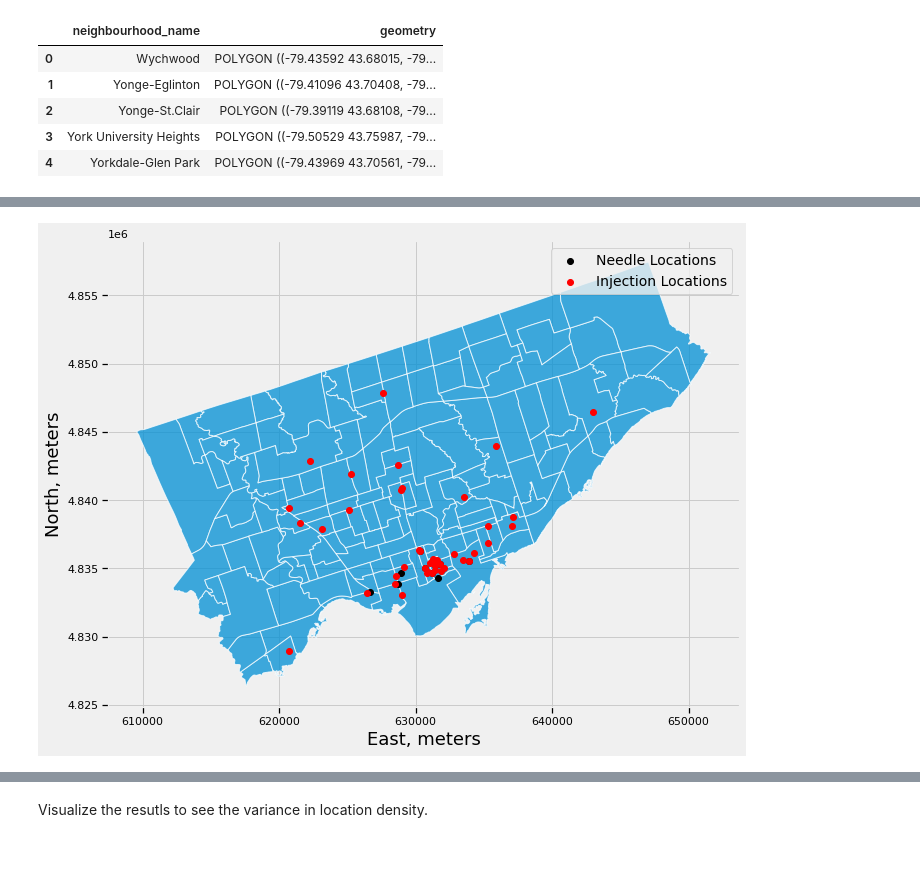
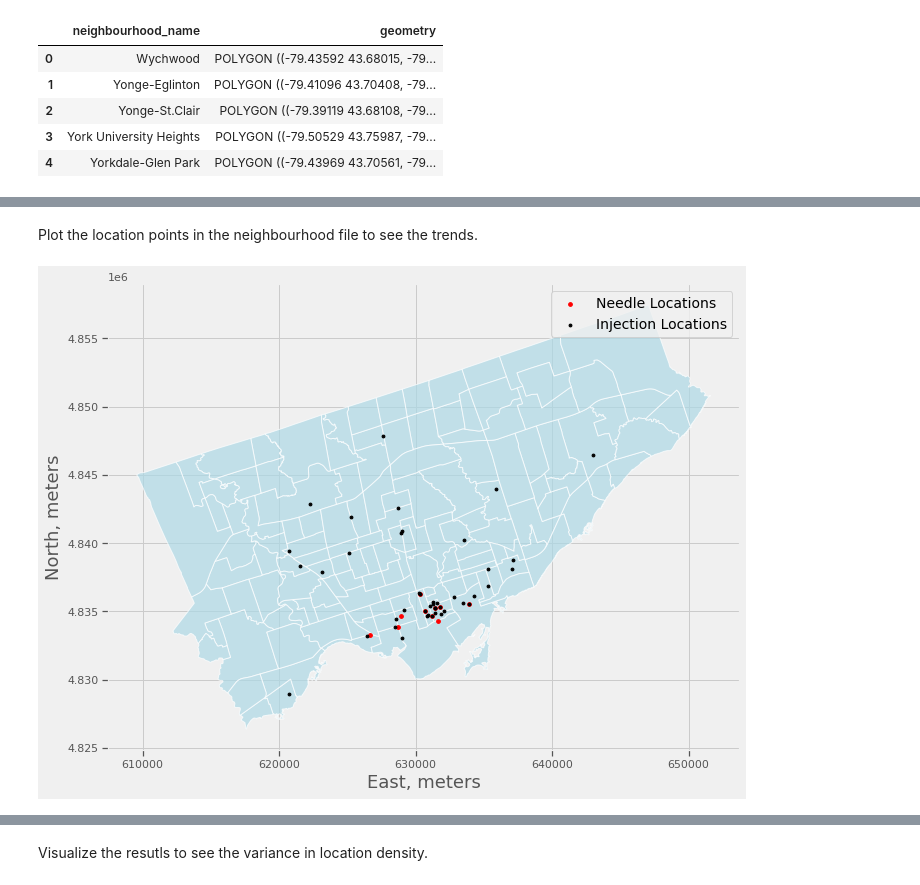
Before and after one commit to jayshah2111/team-algorithm-avengers, a Jupyter notebook: Injection_site_maps.ipynb, the cells around one changed output, grey strips where cells are left out. Saved outputs shown, nothing was run; the diff lists cells and outputs as text; code cells hidden in the pictures; blank space fills up the shorter version.

```diff
--- a/Injection_site_maps.ipynb
+++ b/Injection_site_maps.ipynb
@@ -17,0 +35,2 @@ warnings.filterwarnings('ignore')
+# %%
+plt.style.use('ggplot')
@@ -86,24 +91,26 @@ Parkdale Queen West Community Health Centre, 1229, Queen Street West, Little Tib
 needle_locations['Address'] = needle_locations['Address'] + " Toronto"
 injection_locations['Address'] = injection_locations['Address'] + " Toronto"
 # %%
-# importing geopy library and Nominatim class
-from geopy.geocoders import Nominatim
+# Call the geocoding service Nominatim
+locator = Nominatim(user_agent="Geopy Library")
 
-# calling the Nominatim tool and create Nominatim class
-loc = Nominatim(user_agent="Geopy Library")
+# Function to output the Latitude
+def address_to_lat(address):
 
-def address_to_lat(address):
     # Increase timeout due to slow running
-    getLoc = loc.geocode(address, timeout=10)
+    Location = locator.geocode(address, timeout=10)
 
-    return getLoc.latitude
+    return Location.latitude
 
+# Function to output the Longitude
 def address_to_lon(address):
 
-    getLoc = loc.geocode(address, timeout=10)
+    # Increase timeout due to slow running
+    Location = locator.geocode(address, timeout=10)
 
-    return getLoc.longitude
+    return Location.longitude
 
+# Apply the functions to the "Address" columns in the dataframe to get the latitude and logitude in seperate columns
 needle_locations['Latitude']=needle_locations['Address'].apply(lambda x: address_to_lat(x))
 needle_locations['Longitude']=needle_locations['Address'].apply(lambda x: address_to_lon(x))
 
@@ -179,11 +199,12 @@ neighbourhoods.head()
 # %%
+# Convert dataframes into a GeoDataFrames by specifying the latitude and longitude
 needle_locations_gdf = gpd.GeoDataFrame(needle_locations,
                                     geometry=gpd.points_from_xy(needle_locations['Longitude'], needle_locations['Latitude']),crs="EPSG:4326")
 
 injection_locations_gdf = gpd.GeoDataFrame(injection_locations,
                                        geometry=gpd.points_from_xy(injection_locations['Longitude'], injection_locations['Latitude']),crs="EPSG:4326")
 
-# Ensure they use the same CRS as the 'neighbourhoods' GeoDataFrame (if needed)
-neighbourhoods=neighbourhoods.to_crs(epsg=26917)
-needle_locations = needle_locations.to_crs(epsg=26917)
-injection_locations = injection_locations.to_crs(epsg=26917)
+# Ensure they use the epsg=26917 CRS
+neighbourhoods_26917=neighbourhoods.to_crs(epsg=26917)
+needle_locations_gdf_26917 = needle_locations_gdf.to_crs(epsg=26917)
+injection_locations_gdf_26917 = injection_locations_gdf.to_crs(epsg=26917)
@@ -190,16 +221,18 @@ injection_locations = injection_locations.to_crs(epsg=26917)
+# %% [markdown]
+Plot the location points in the neighbourhood file to see the trends.
 # %%
 # Plot all three sets of data
-ax= neighbourhoods.plot(figsize=(15, 8), edgecolor='w', alpha=0.75)
-needle_locations.plot(ax=ax, color='black', marker= 'o', label='Needle Locations')
-injection_locations.plot(ax=ax, color='red', marker= 'o', label='Injection Locations')
+ax= neighbourhoods_26917.plot(figsize=(15, 8), edgecolor='w', color='lightblue', alpha=0.7)
+needle_locations_gdf_26917.plot(ax=ax, color='red', marker= 'o', label='Needle Locations', markersize=14)
+injection_locations_gdf_26917.plot(ax=ax, color='black', marker= 'o', label='Injection Locations', markersize=8)
 
 # Add a legend
 plt.legend(fontsize = 14, loc=1)
 
 # Set the axis labels
 plt.xlabel('East, meters', fontsize=18)
 plt.ylabel('North, meters', fontsize=18)
-
+plt.savefig('plots/injection_site_drop_box_site_over_neighbourhood_map.png', dpi=300)
 plt.show()
 # %% [output]
-[figure, old version]
+[figure, new version]
```
Also changed, not shown: parts of 56 cells of this notebook, 1 other file.
